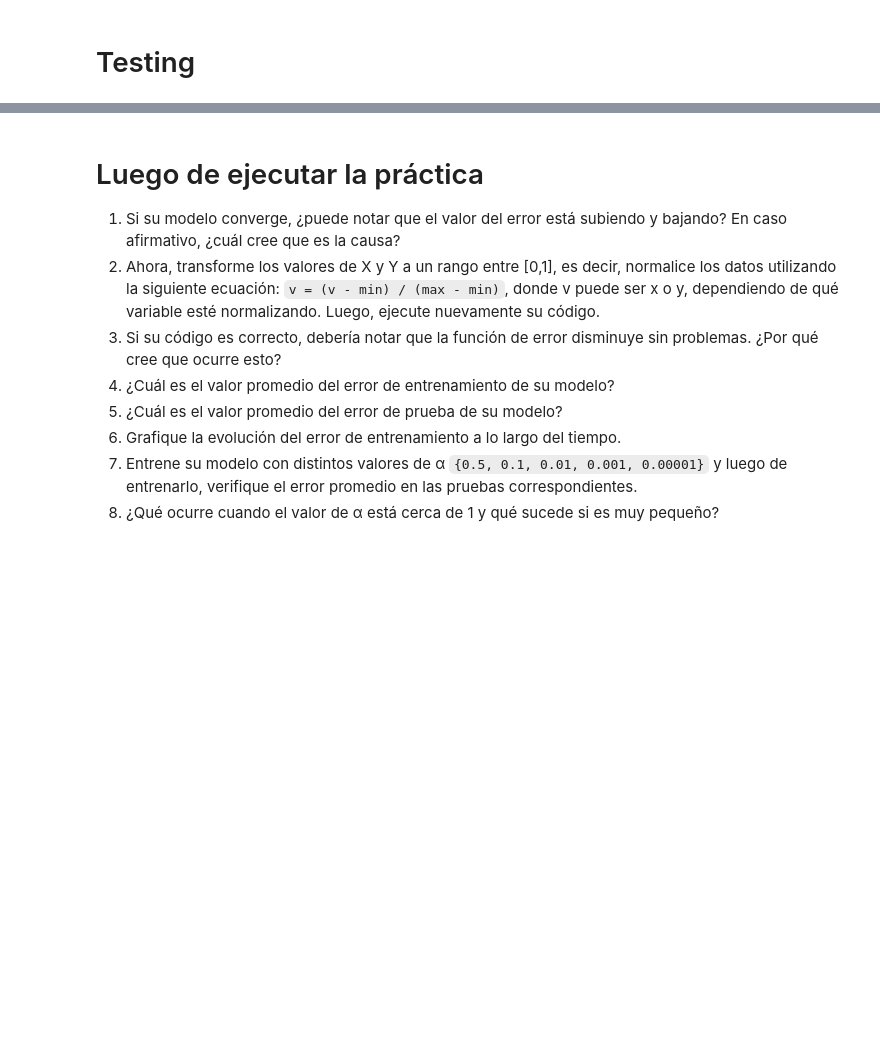
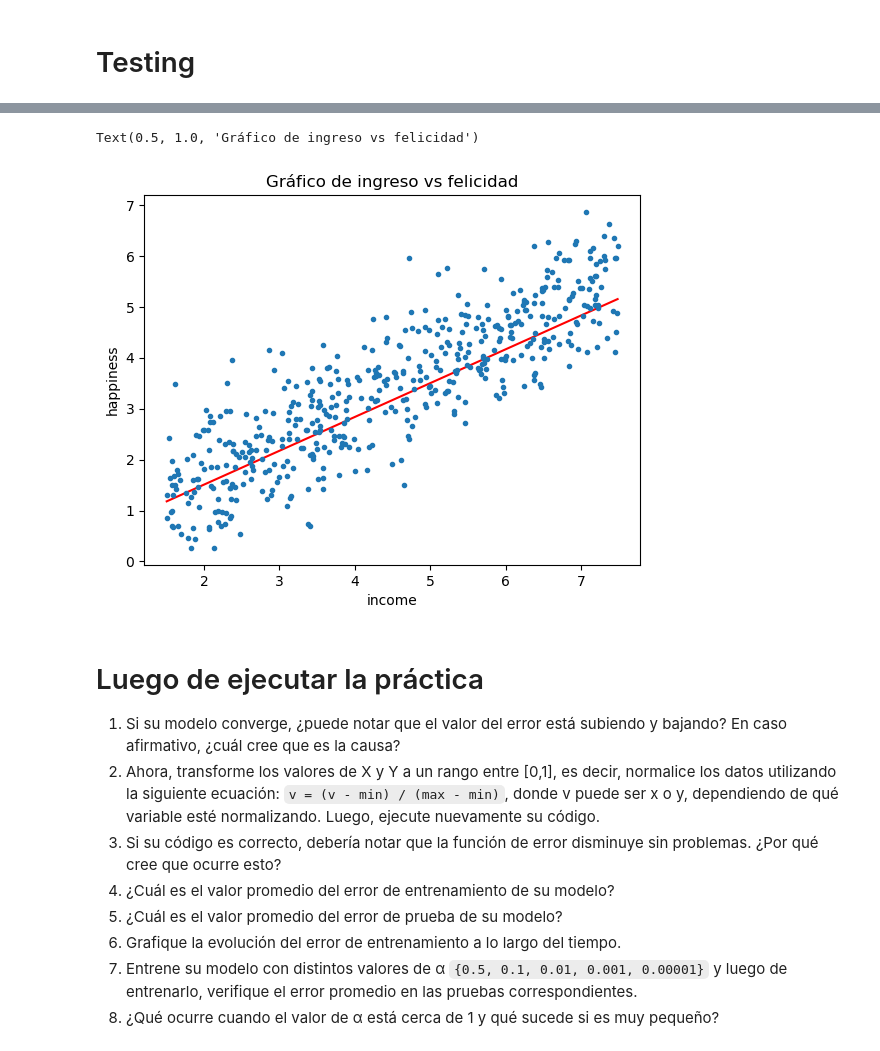
Before and after one commit to Edgar100800/2023-2, a Jupyter notebook: ML/semana1/Regresion_Lineal_2023_2.ipynb, the cells around one changed output, grey strips where cells are left out. Saved outputs shown, nothing was run; the diff lists cells and outputs as text; code cells hidden in the pictures; blank space fills up the shorter version.

```diff
--- a/ML/semana1/Regresion_Lineal_2023_2.ipynb
+++ b/ML/semana1/Regresion_Lineal_2023_2.ipynb
@@ -185,3 +165,15 @@ array([0.23825015])
+# %%
+x_ = np.linspace(min(x), max(x), len(x))
+y_ = w*x_ + b
+# print(x_)
+plt.plot(x_, y_, '-r')
+plt.plot(x,y,'.')
+plt.xlabel('income')
+plt.ylabel('happiness')
+plt.title('Gráfico de ingreso vs felicidad')
+# %% [output]
+Text(0.5, 1.0, 'Gráfico de ingreso vs felicidad')
+[figure, added]
 # %% [markdown]
 # Luego de ejecutar la práctica
 1. Si su modelo converge, ¿puede notar que el valor del error está subiendo y bajando? En caso afirmativo, ¿cuál cree que es la causa?
```
Also changed, not shown: parts of 9 cells of this notebook.
